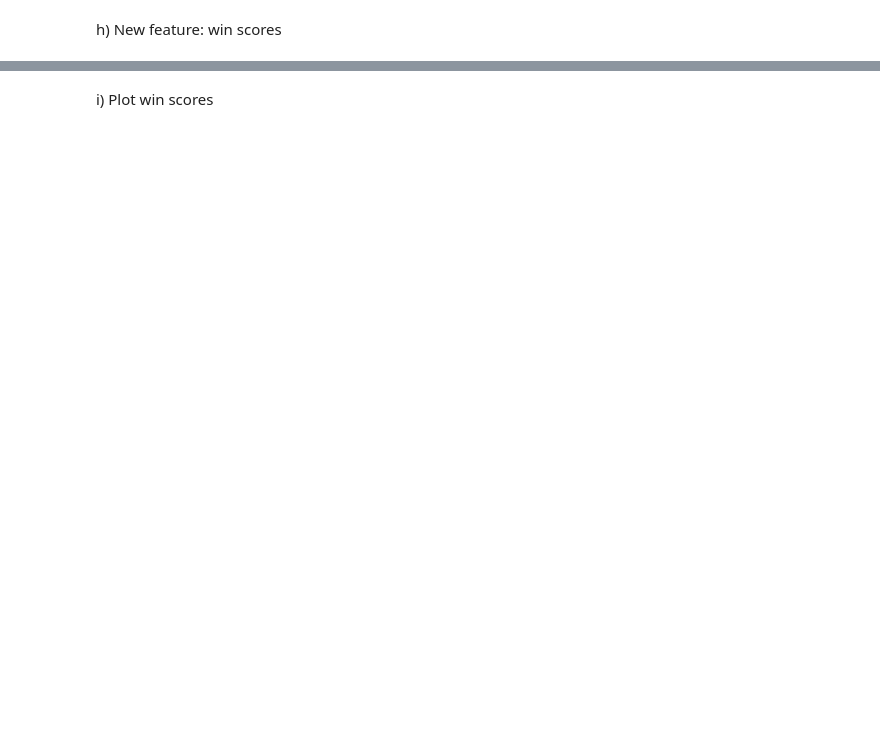
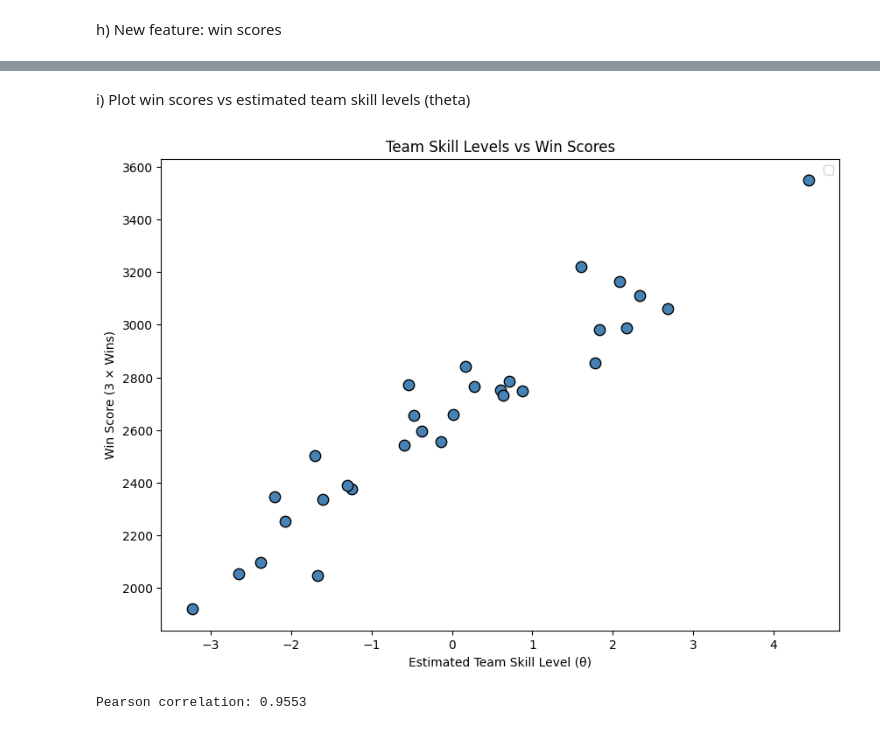
Before and after one commit to tinhangv/E447_A3, a Jupyter notebook: a3_part3.ipynb, the cells around one changed output, grey strips where cells are left out. Saved outputs shown, nothing was run; the diff lists cells and outputs as text; code cells hidden in the pictures; blank space fills up the shorter version.

```diff
--- a/a3_part3.ipynb
+++ b/a3_part3.ipynb
@@ -56,2 +54,6 @@ np.int64(30)
 # %% [markdown]
 e) Least-squares solution
+# %%
+theta_hat = np.linalg.pinv(X_train.T @ X_train) @ X_train.T @ y_train # using pseudo-inverse
+print("estimated skill levels (theta):", theta_hat[:-1])  # exclude bias
+print("estimated bias:", theta_hat[-1])
@@ -62,2 +102,23 @@ g)
 # %% [markdown]
 h) New feature: win scores
+# %%
+team_win_scores = {}
+for team_id in sorted(teams):
+    # Home wins
+    home_games = df[df['HOME_TEAM_ID'] == team_id]
+    wins = home_games['HOME_TEAM_WINS'].sum()
+
+    # Away wins
+    away_games = df[df['VISITOR_TEAM_ID'] == team_id]
+    wins += (1 - away_games['HOME_TEAM_WINS']).sum()
+
+    # ties do not occur in NBA games, so they do not need to be accounted for
+
+    team_win_scores[team_id] = wins * 3 # 3 points per win
+
+win_scores_df = pd.DataFrame({
+    'Team ID': list(team_win_scores.keys()),
+    'Win Score': list(team_win_scores.values())
+}).sort_values('Win Score', ascending=False).reset_index(drop=True)
+
+display(win_scores_df)
@@ -64,2 +143,20 @@ h) New feature: win scores
 # %% [markdown]
-i) Plot win scores
+i) Plot win scores vs estimated team skill levels (theta)
+# %%
+win_scores_arr = np.array([team_win_scores[t] for t in sorted(teams)])
+team_skills = theta_hat[:-1]  # exclude bias
+
+fig, ax = plt.subplots(figsize=(10, 7))
+ax.scatter(team_skills, win_scores_arr, color='steelblue', edgecolors='black', s=80)
+
+ax.set_xlabel('Estimated Team Skill Level (θ)')
+ax.set_ylabel('Win Score (3 × Wins)')
+ax.set_title('Team Skill Levels vs Win Scores')
+ax.legend()
+plt.show()
+
+corr = np.corrcoef(team_skills, win_scores_arr)[0, 1]
+print(f"Pearson correlation: {corr:.4f}")  # 0.955
+# %% [output]
+[figure, added]
+Pearson correlation: 0.9553
```
Also changed, not shown: parts of 10 cells of this notebook.
